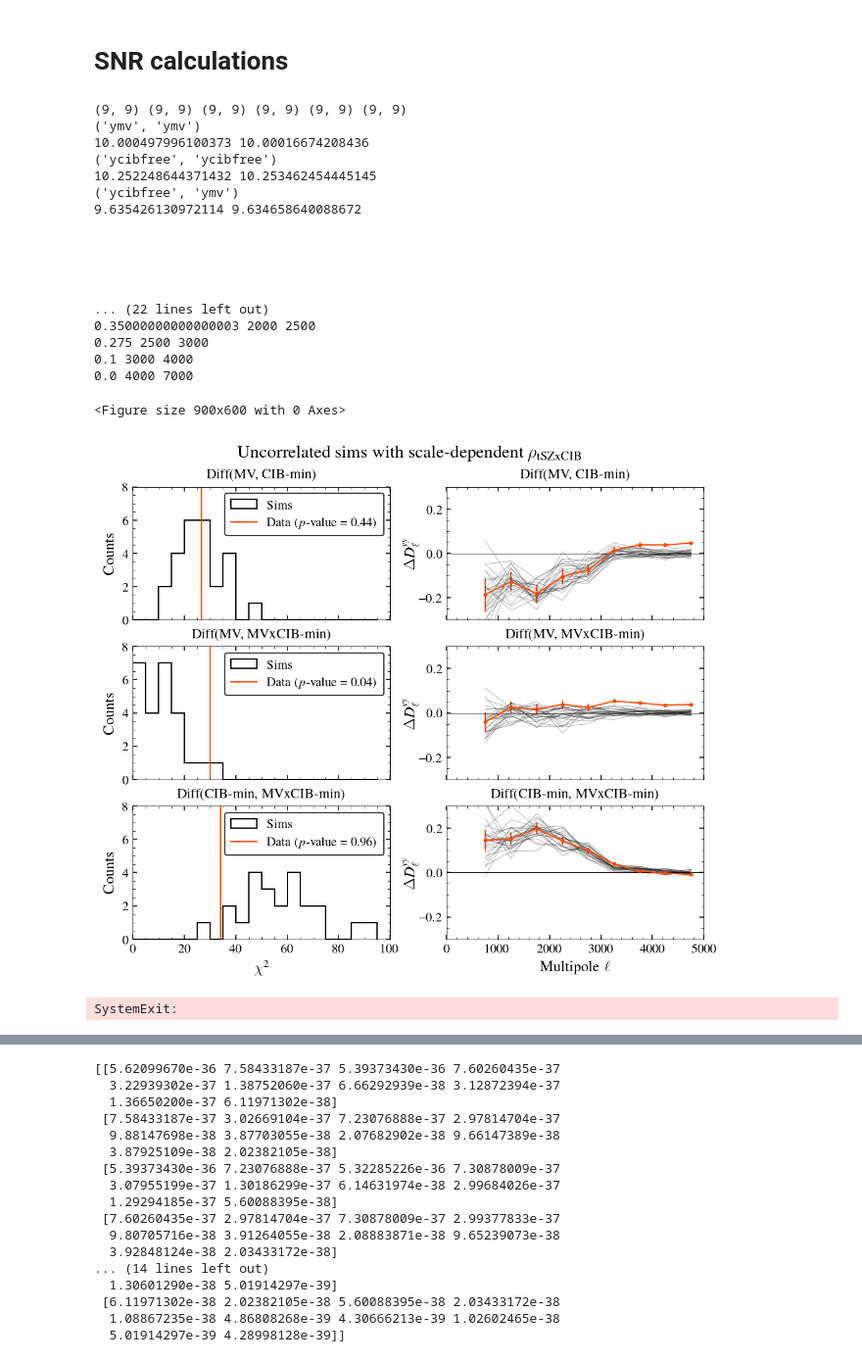
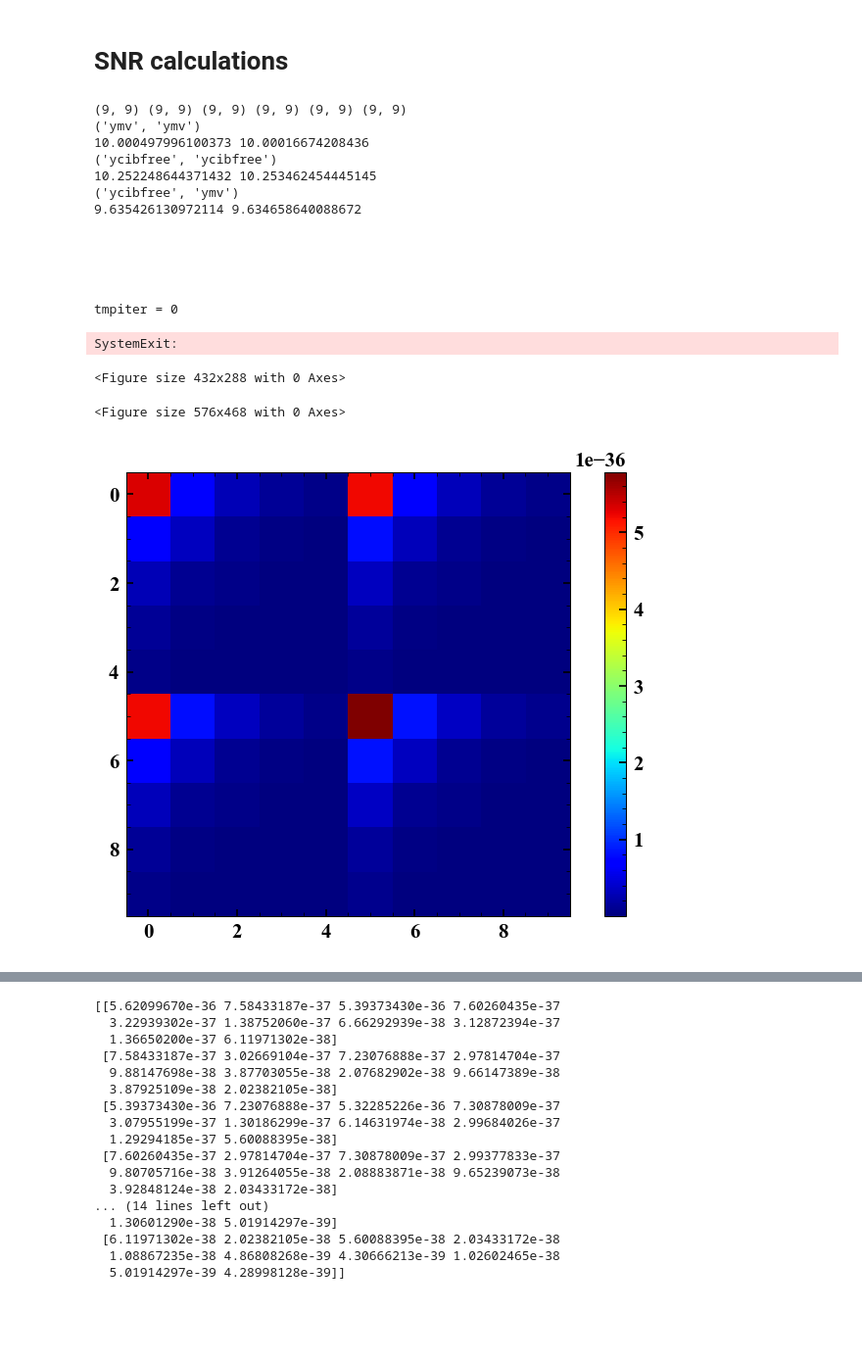
Before and after one commit to sriniraghunathan/tSZ_2pt_SPT_SPIRE, a Jupyter notebook: fit_for_tsz_cib.ipynb, the cells around one changed output, grey strips where cells are left out. Shown: that part at 98% size. Saved outputs shown, nothing was run; the diff lists cells and outputs as text; code cells hidden in the pictures; blank space fills up the shorter version.

```diff
--- a/fit_for_tsz_cib.ipynb
+++ b/fit_for_tsz_cib.ipynb
@@ -12,11 +19,9 @@ from pylab import *
 import tools
 # %%
 rcParams['figure.dpi'] = 150
-rcParams['figure.facecolor'] = 'white'
+rcParams['font.family'] = 'serif'
+##rcParams['figure.facecolor'] = 'white'
 #plot(); show()
-# %%
-rcParams['figure.dpi'] = 150
-rcParams['figure.facecolor'] = 'white'
 # %%
 def make_ver_shades(ax, yarr, colorval = 'gray', alphaval = 0.05, zorder = -10):
     axhline(0., lw = 0.5, alpha = 0.2)
@@ -251,6 +256,7 @@ for tmpiter in range(3):
 
     chi_sq_val, chi_val = tools.get_null_test_chi_sq(curr_diff_vector, curr_diff_cov)
     pvalue = chi2.sf(chi_sq_val,len(curr_diff_vector)-1)
+    sys.exit()
 
     tit_str = r'Correlated sims'
     if which_sim == 'cmb_tsz_ksz_noise_uncorrcib_uncorrrad_rc5.1_noslope_spt3gbeams_compdependent_half_splits': #add sim tSZ/CIB here
@@ -414,11 +420,13 @@ sys.exit()
 
 
 
-... (22 lines left out)
-0.35000000000000003 2000 2500
-0.275 2500 3000
-0.1 3000 4000
-0.0 4000 7000
+tmpiter = 0
-<Figure size 900x600 with 0 Axes>
+SystemExit:
-[figure, removed]
-SystemExit:
+<Figure size 432x288 with 0 Axes>
+<Figure size 576x468 with 0 Axes>
+# %%
+lmin_lmax_arr = [(500, 3000)]
+curr_full_cov = tools.get_covs_for_difference_vectors(tmpels, m1, m2, op_ps_1d_dic, lmin_lmax_arr = lmin_lmax_arr)
+imshow(curr_full_cov); colorbar(); show()
+# %% [output]
+[figure, added]
```
Also changed, not shown: parts of 4 cells of this notebook, 2 other files.
